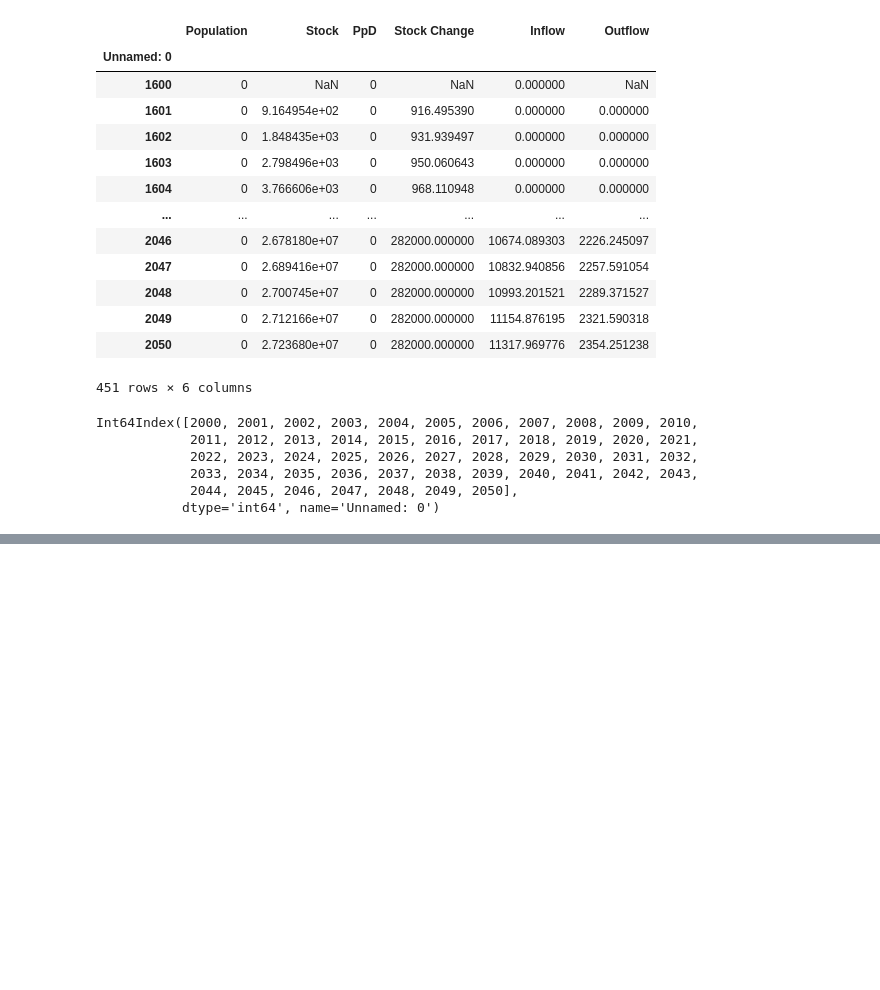
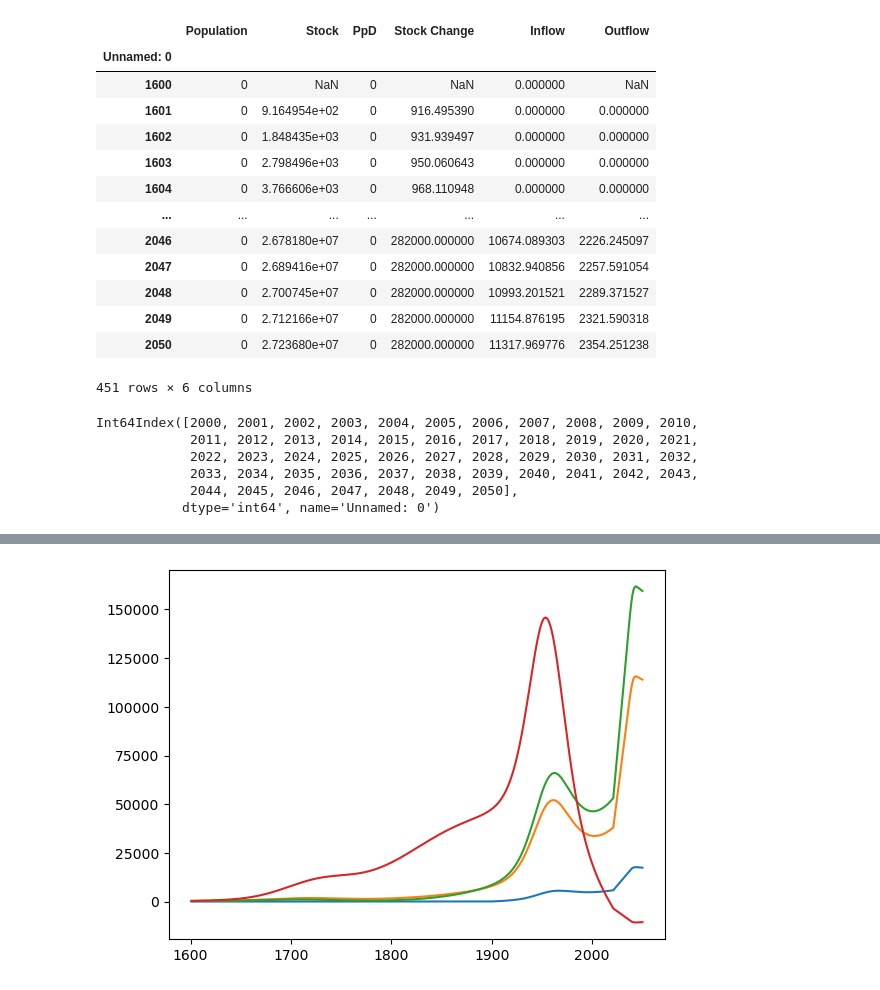
Before and after one commit to tiffanyth/MFA-dwelling, a Jupyter notebook: 4-scenarios.ipynb, the cells around one changed output, grey strips where cells are left out. Drawn from its saved outputs; the diff is of its cells as text; code cells hidden in the pictures; blank space fills up the shorter version.

```diff
--- a/4-scenarios.ipynb
+++ b/4-scenarios.ipynb
@@ -118,0 +120,8 @@ DSM_TH_s2.loc[2000:2051,'Stock Change'] = share_TH * DSM_model_s2.loc[2000:2051,
+# %%
+plt.plot(DSM_AB_s2['Stock Change'])
+plt.plot(DSM_MFH_s2['Stock Change'])
+plt.plot(DSM_SFH_s2['Stock Change'])
+plt.plot(DSM_TH_s2['Stock Change'])
+plt.show()
+# %% [output]
+[figure, added]
```
Also changed, not shown: parts of 28 cells of this notebook.
